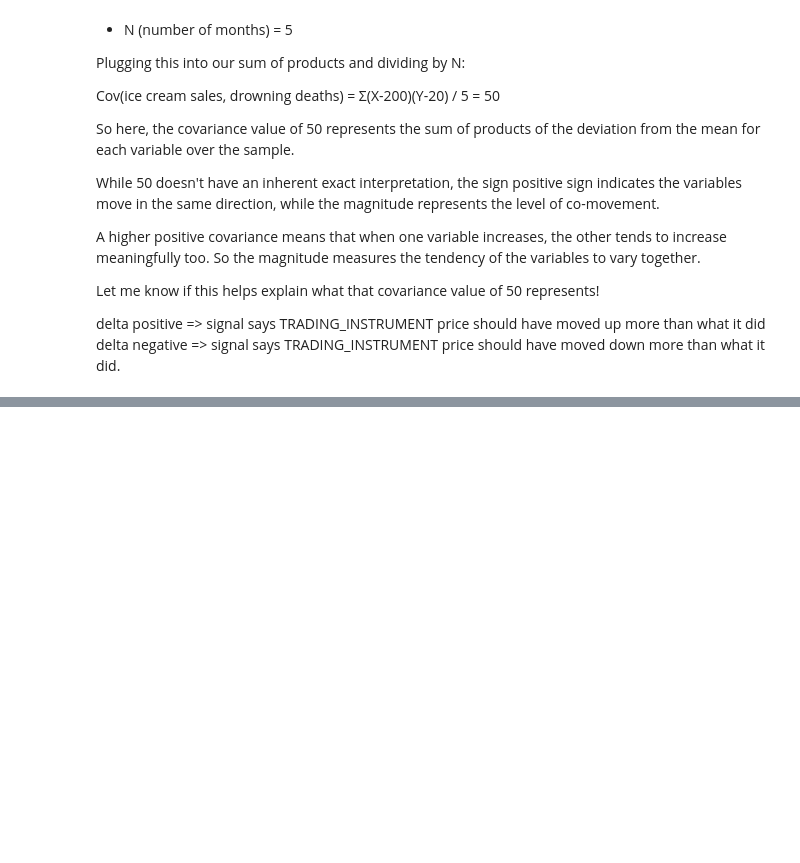
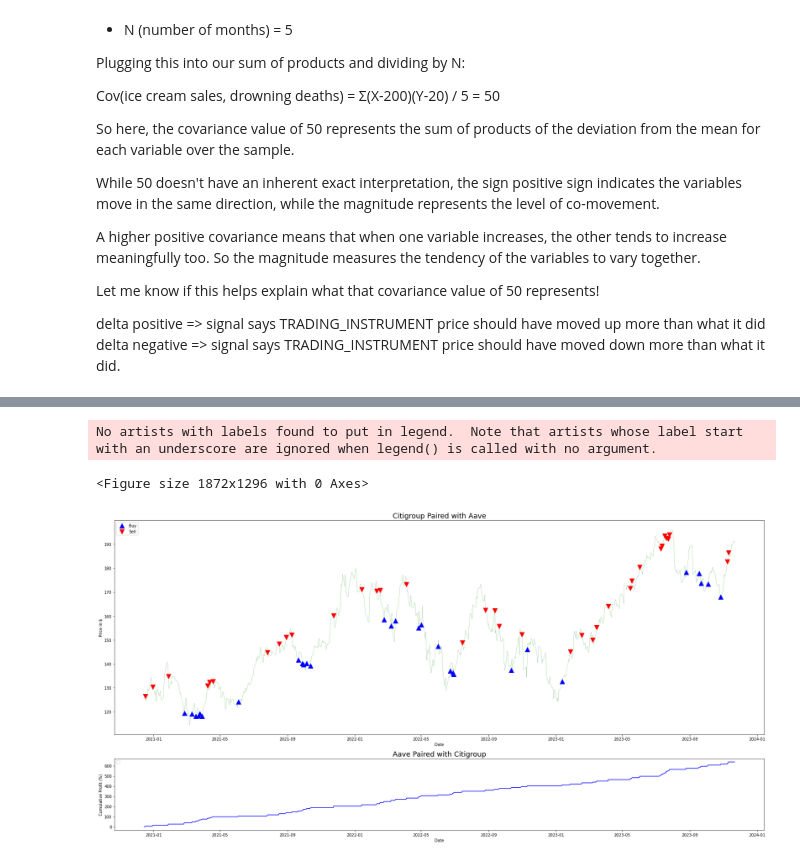
Before and after one commit to adamd1985/quant_research, a Jupyter notebook: startarb-quant.ipynb, the cells around one changed output, grey strips where cells are left out. Drawn from its saved outputs; the diff is of its cells as text; code cells hidden in the pictures; blank space fills up the shorter version.

```diff
--- a/startarb-quant.ipynb
+++ b/startarb-quant.ipynb
@@ -375,0 +424,16 @@ plt.show()
+# %%
+arb_df["pnl"] = 0.0
+arb_df["holdings"] = 0.0
+
+orders = arb_df["orders"]
+current_signal = signals
+prev_signal = signals.shift(1)
+
+pnl_close = arb_df["holdings"].shift(1).values * prev_signal
+pnl_open = orders * current_signal
+
+arb_df["holdings"] = arb_df["holdings"].shift(1) + orders.cumsum()
+arb_df["pnl"] = (pnl_close * arb_df["price"]) + (pnl_open * arb_df["price"])
+arb_df["pnl"] = arb_df["pnl"].cumsum()
+
+arb_df.loc[arb_df["holdings"] != 0, ["pnl", "holdings", f"{TARGET}_signal"]]
@@ -376,3 +454,53 @@ plt.show()
+# %%
+plt.figure(figsize=(26, 18))
+
+fig, (ax1, ax2) = plt.subplots(
+    2, 1, gridspec_kw={"height_ratios": (3, 1)}, figsize=(24, 12)
+)
+
+ax1.set_xlabel("Date")
+ax1.set_ylabel("Price in $")
+ax1.plot(
+    arb_df.iloc[ARB_WINDOW:].index,
+    arb_df["price"].iloc[ARB_WINDOW:],
+    color="g",
+    lw=0.25,
+)
+
+# Plot the Buy and Sell signals
+ax1.plot(
+    arb_df.loc[add_long_cond].index,
+    arb_df.loc[add_long_cond, "price"],
+    "^",
+    markersize=12,
+    color="blue",
+    label="Buy",
+)
+ax1.plot(
+    arb_df.loc[add_short_cond].index,
+    arb_df.loc[add_short_cond, "price"],
+    "v",
+    markersize=12,
+    color="red",
+    label="Sell",
+)
+ax2.plot(
+    arb_df["pnl"].iloc[ARB_WINDOW:].index, arb_df["pnl"].iloc[ARB_WINDOW:], color="b"
+)
+ax2.set_ylabel("Cumulative Profit (%)")
+ax2.set_xlabel("Date")
+
+ax1.legend(loc="upper left", fontsize=10)
+ax1.set_title(f"Citigroup Paired with Aave", fontsize=18)
+ax2.legend(loc="upper left", fontsize=10)
+ax2.set_title(f"Aave Paired with Citigroup", fontsize=18)
+
+plt.tight_layout()
+plt.show()
+# %% [output]
+No artists with labels found to put in legend.  Note that artists whose label start with an underscore are ignored when legend() is called with no argument.
+<Figure size 1872x1296 with 0 Axes>
+[figure, added]
 # %% [markdown]
 # Conclusion
 
```
Also changed, not shown: parts of 15 cells of this notebook, 1 other file.
